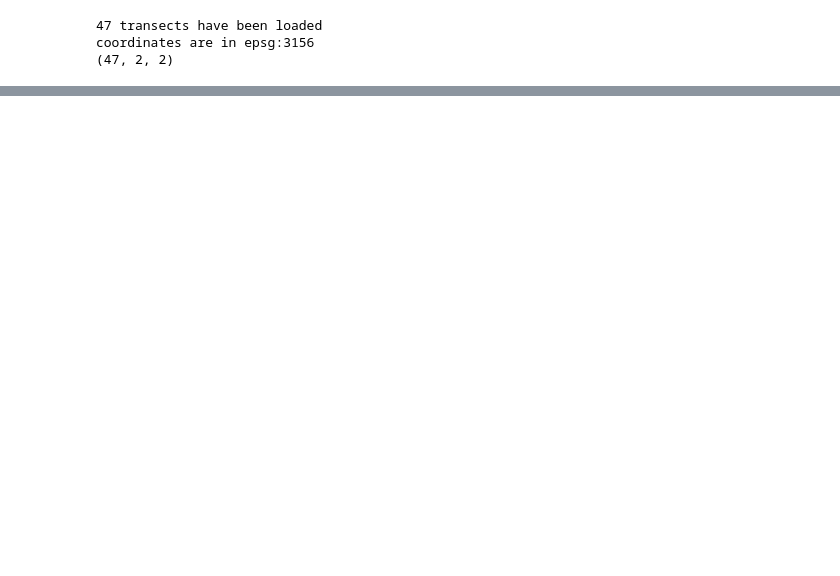
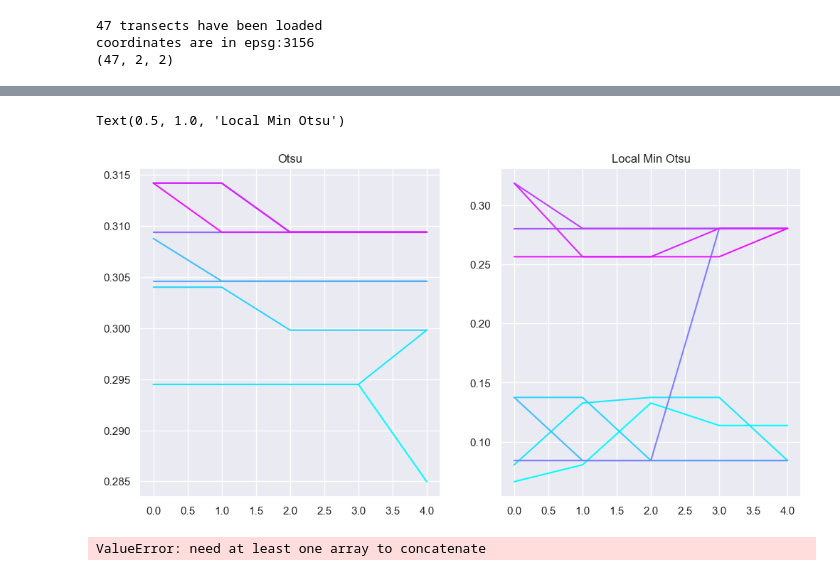
Before and after one commit to AriveIT/CoastSatCLI, a Jupyter notebook: experiments/local_sl_extraction.ipynb, the cells around one changed output, grey strips where cells are left out. Saved outputs shown, nothing was run; the diff lists cells and outputs as text; code cells hidden in the pictures; blank space fills up the shorter version.

```diff
--- a/experiments/local_sl_extraction.ipynb
+++ b/experiments/local_sl_extraction.ipynb
@@ -202,0 +244,48 @@ n, _, _ = axs[3].hist(data, bins=512, edgecolor=hist_pal, range=hist_range)
+# %%
+def get_thresholds_for_transects(t_idxs, t_func, ind_func, n_colliders):
+    all_thresholds = []
+    im_ind = ind_func(im.reshape((-1, im.shape[-1]))).reshape(im.shape[:-1])
+    for t_idx in t_idxs:
+        colliders_pxl = []
+        for j in range(2, 2+n_colliders):
+            collider_pxl = get_transect_collider(transects[t_idx], j * buffer, output_epsg, im_epsgs[im_idx], georefs[im_idx])
+            colliders_pxl.append(collider_pxl)
+
+        masks = [get_collider_mask(collider_pxl, im_ind.shape) & im_buffers[im_idx] for collider_pxl in colliders_pxl]
+        data = [im_ind[mask].flatten() for mask in masks]
+        mini_cloud_masks = [cloud_masks[im_idx][mask] for mask in masks]
+        mini_im_buffers = [im_buffers[im_idx][mask] for mask in masks]
+
+        thresholds = [t_func(d, cm, ib) for d, cm, ib in zip(data, mini_cloud_masks, mini_im_buffers)]
+        all_thresholds.append(thresholds)
+
+    return np.array(all_thresholds)
+
+# t_start, t_end = 20, 40
+t_start, t_end = 20, 25
+t_idxs = range(t_start, t_end)
+n_colliders = 12
+ind_func = indices.mndwi
+fig, axs = plt.subplots(1, 2, figsize=(12, 6))
+
+colours = colormaps["cool"](np.arange(n_colliders) / (n_colliders))
+
+
+all_thresholds = get_thresholds_for_transects(t_idxs, thresholding.otsu, ind_func, n_colliders).T
+for line, colour in zip(all_thresholds, colours):
+    axs[0].plot(line, c=colour)
+axs[0].set_title("Otsu")
+
+all_thresholds = get_thresholds_for_transects(t_idxs, thresholding.local_min_otsu, ind_func, n_colliders).T
+for line, colour in zip(all_thresholds, colours):
+    axs[1].plot(line, c=colour)
+axs[1].set_title("Local Min Otsu")
+
+# buffer_thresh = thresholding.otsu(im_ind, cloud_masks[im_idx], im_buffers[im_idx])
+# axs[0].axhline(buffer_thresh, c="black")
+# buffer_thresh = thresholding.local_min_otsu(im_ind, cloud_masks[im_idx], im_buffers[im_idx])
+# axs[1].axhline(buffer_thresh, c="black")
+# fig.colorbar(colormaps["cool"], ax=axs[0])
+# %% [output]
+Text(0.5, 1.0, 'Local Min Otsu')
+[figure, added]
@@ -202,0 +301,11 @@ n, _, _ = axs[3].hist(data, bins=512, edgecolor=hist_pal, range=hist_range)
+# %%
+ref_sl_simple = np.array(ref_sl)[:,0,:]
+coords = lse.get_points_along_ref_sl(ref_sl_simple, delta=200)
+coords_px = SDS_tools.convert_world2pix(coords, georefs[im_idx])
+final_contour = lse.local_sl_extraction(coords_px, im_ind, thresholding.otsu, 30, sds_data)
+
+plt.imshow(im_ind)
+plt.scatter(final_contour[:,1], final_contour[:,0], s=1, c="black")
+plt.scatter(coords_px[:,0], coords_px[:,1], s=2, c="red")
+# %% [output]
+ValueError: need at least one array to concatenate
```
Also changed, not shown: parts of 5 cells of this notebook, 6 other files.
